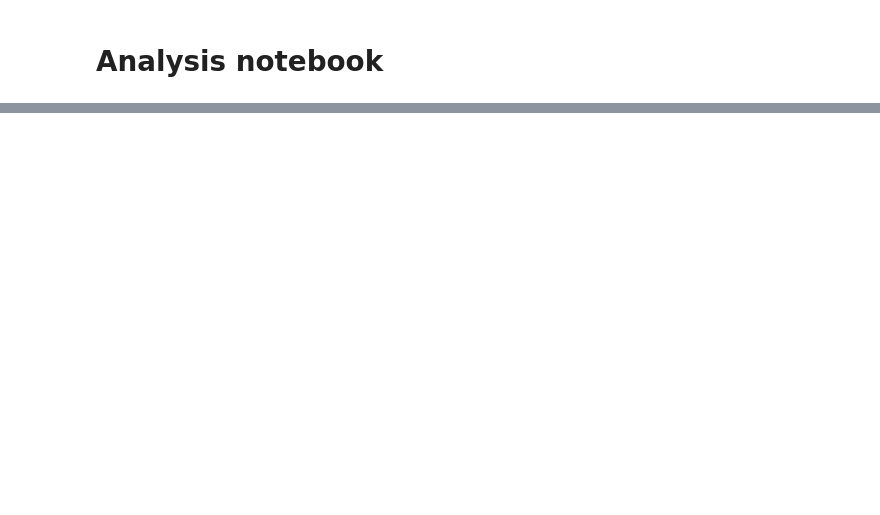
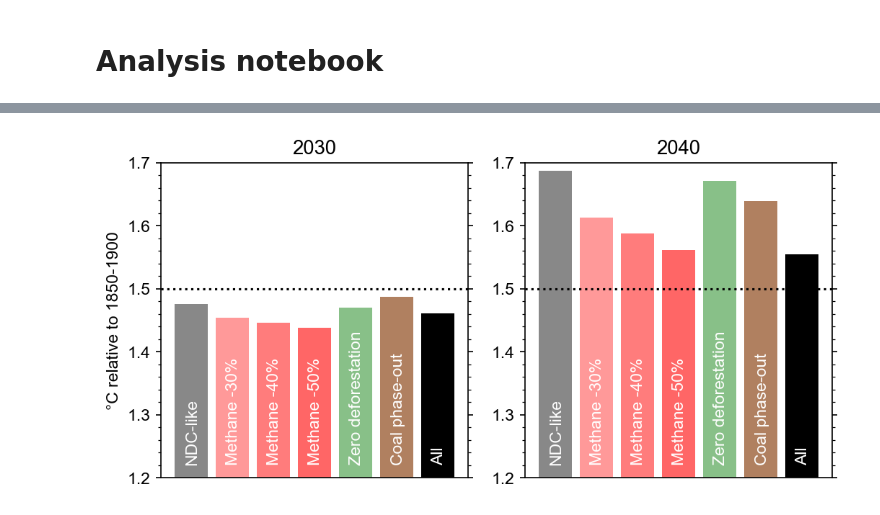
Before and after one commit to chrisroadmap/cop26-pathways, a Jupyter notebook: notebooks/4_analyse-output.ipynb, the cells around one changed output, grey strips where cells are left out. Cells and saved outputs as stored; diff of their text form; code cells hidden in the pictures; blank space fills up the shorter version.

```diff
--- a/notebooks/4_analyse-output.ipynb
+++ b/notebooks/4_analyse-output.ipynb
@@ -30,0 +67,21 @@ pl.grid()
+# %%
+fig, ax = pl.subplots(1, 2, figsize=(18/2.54, 9/2.54))
+
+for iscen, scenario in enumerate(scenarios):
+    ax[0].bar(iscen, np.percentile(temperature[scenario].values[35,:], 50), color=colors[scenario])
+    ax[1].bar(iscen, np.percentile(temperature[scenario].values[45,:], 50), color=colors[scenario])
+    ax[0].text(iscen-0.15, 1.22, longnames[scenario], color='w', rotation=90, ha='left', va='bottom')
+    ax[1].text(iscen-0.15, 1.22, longnames[scenario], color='w', rotation=90, ha='left', va='bottom')
+
+ax[0].set_ylabel('°C relative to 1850-1900')
+ax[0].set_title(2030)
+ax[1].set_title(2040)
+ax[0].axhline(1.5, ls=':', color='k')
+ax[0].set_ylim(1.2, 1.7)
+ax[1].axhline(1.5, ls=':', color='k')
+ax[1].set_ylim(1.2, 1.7)
+pl.tight_layout()
+pl.savefig('../figures/bar_absolute.png')
+pl.savefig('../figures/bar_absolute.pdf')
+# %% [output]
+[figure, added]
```
Also changed, not shown: parts of 7 cells of this notebook, 4 other files.
